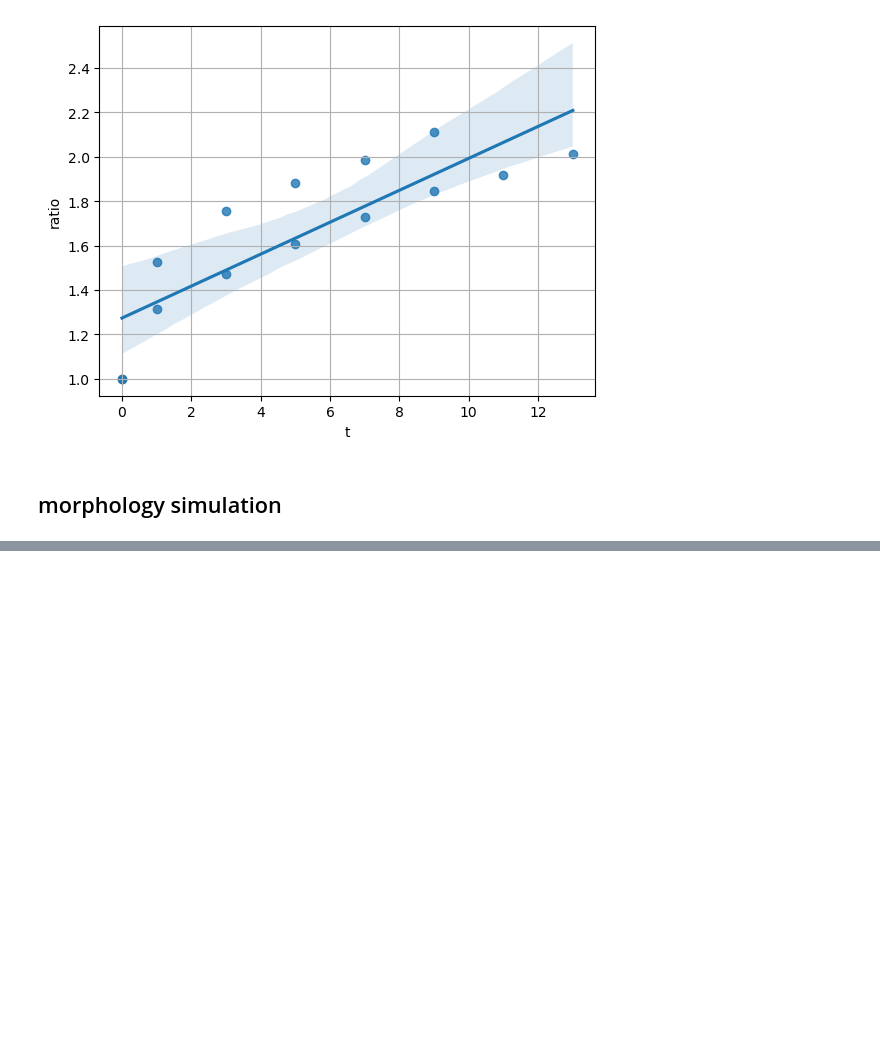
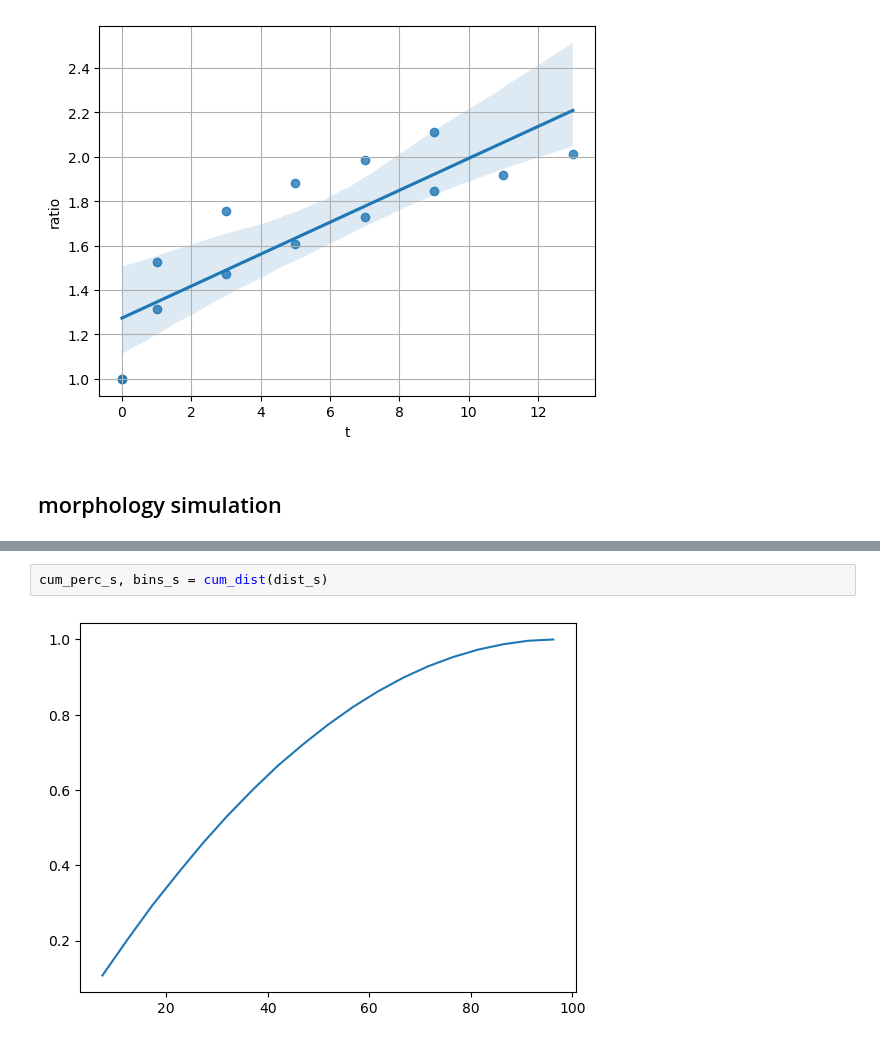
Before and after one commit to enricoenne/pasta, a Jupyter notebook: pasta.ipynb, the cells around one changed output, grey strips where cells are left out. Drawn from its saved outputs; the diff is of its cells as text; blank space fills up the shorter version.

```diff
--- a/pasta.ipynb
+++ b/pasta.ipynb
@@ -212,0 +262,4 @@ plt.grid(zorder=1)
+# %%
+cum_perc_s, bins_s = cum_dist(dist_s)
+# %% [output]
+[figure, added]
```
Also changed, not shown: parts of 6 cells of this notebook, 3 other files.
